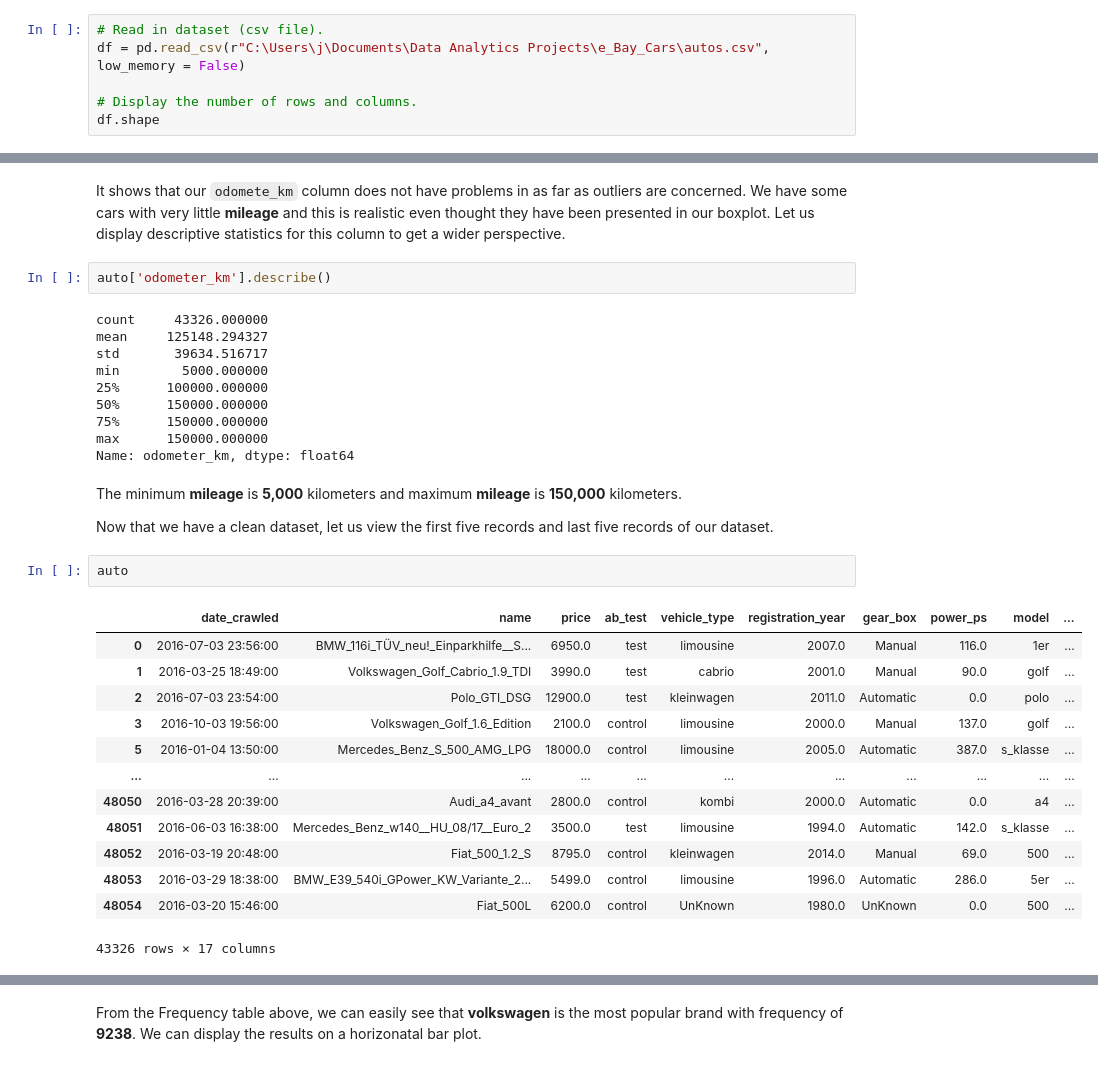
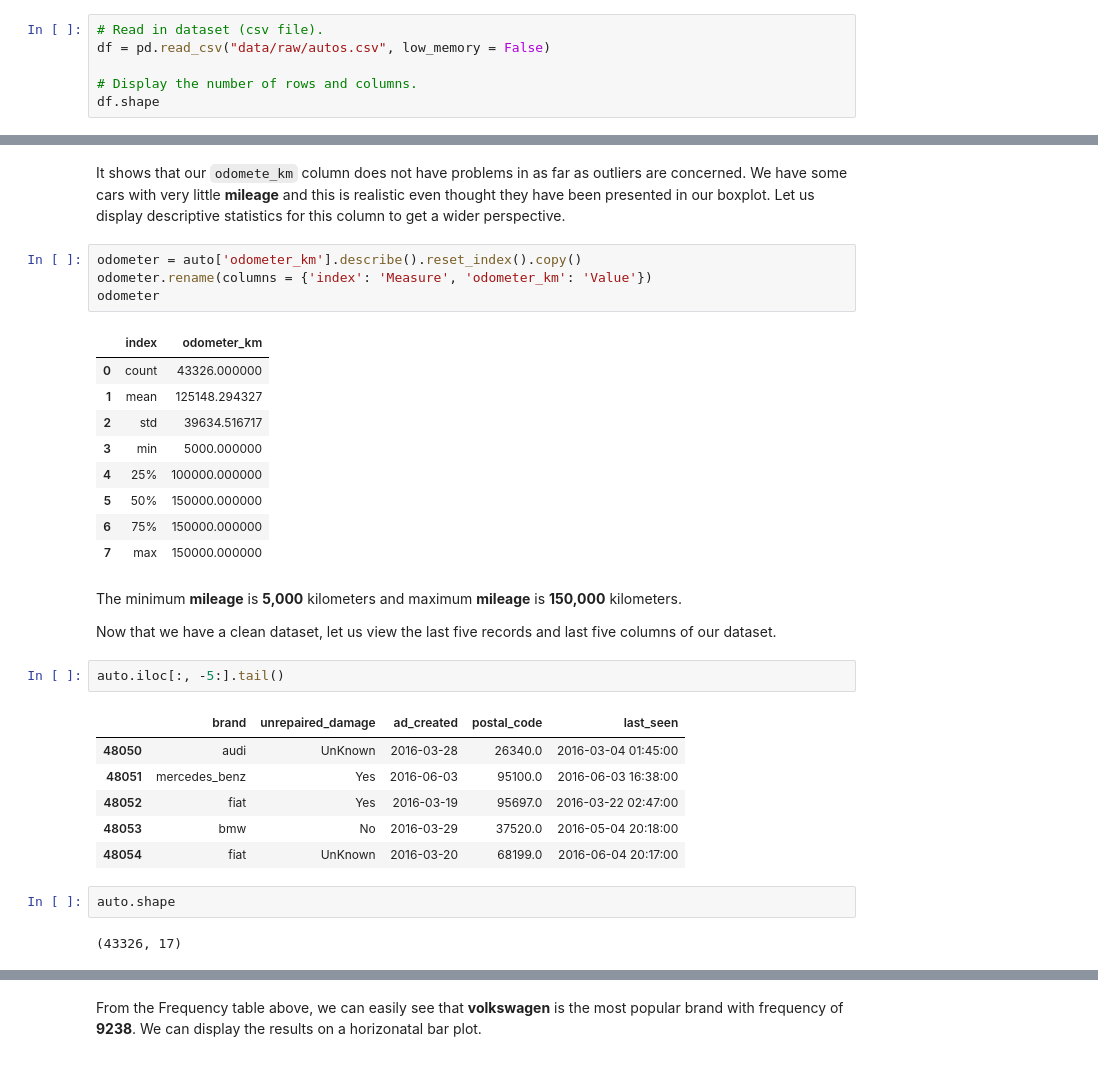
Before and after one commit to KasiwaAcademy/data_lab, a Jupyter notebook: content/E_Bay_Cars_Project.ipynb, the cells around one changed output, grey strips where cells are left out. Saved outputs shown, nothing was run; the diff lists cells and outputs as text.

```diff
--- a/content/E_Bay_Cars_Project.ipynb
+++ b/content/E_Bay_Cars_Project.ipynb
@@ -38,6 +39,6 @@ warnings.filterwarnings(action ='ignore', category = UserWarning)
 # %%
 # Read in dataset (csv file).
-df = pd.read_csv(r"C:\Users\j\Documents\Data Analytics Projects\e_Bay_Cars\autos.csv", low_memory = False)
+df = pd.read_csv("data/raw/autos.csv", low_memory = False)
 
 # Display the number of rows and columns.
 df.shape
@@ -538,37 +572,36 @@ plt.show()
 # %% [markdown]
 It shows that our `odomete_km` column does not have problems in as far as outliers are concerned. We have some cars with very little **mileage** and this is realistic even thought they have been presented in our boxplot. Let us display descriptive statistics for this column to get a wider perspective.
 # %%
-auto['odometer_km'].describe()
+odometer = auto['odometer_km'].describe().reset_index().copy()
+odometer.rename(columns = {'index': 'Measure', 'odometer_km': 'Value'})
+odometer
 # %% [output]
-count     43326.000000
-mean     125148.294327
-std       39634.516717
-min        5000.000000
-25%      100000.000000
-50%      150000.000000
-75%      150000.000000
-max      150000.000000
-Name: odometer_km, dtype: float64
+|  | index | odometer_km |
+| 0 | count | 43326.000000 |
+| 1 | mean | 125148.294327 |
+| 2 | std | 39634.516717 |
+| 3 | min | 5000.000000 |
+| 4 | 25% | 100000.000000 |
+| 5 | 50% | 150000.000000 |
+| 6 | 75% | 150000.000000 |
+| 7 | max | 150000.000000 |
 # %% [markdown]
 The minimum **mileage** is **5,000** kilometers and maximum **mileage** is **150,000** kilometers.
 
-Now that we have a clean dataset, let us view the first five records and last five records of our dataset.
+Now that we have a clean dataset, let us view the last five records and last five columns of our dataset.
 # %%
-auto
+auto.iloc[:, -5:].tail()
 # %% [output]
-|  | date_crawled | name | price | ab_test | vehicle_type | registration_year | gear_box | power_ps | model | ... |
-| 0 | 2016-07-03 23:56:00 | BMW_116i_TÜV_neu!_Einparkhilfe__S... | 6950.0 | test | limousine | 2007.0 | Manual | 116.0 | 1er | ... |
-| 1 | 2016-03-25 18:49:00 | Volkswagen_Golf_Cabrio_1.9_TDI | 3990.0 | test | cabrio | 2001.0 | Manual | 90.0 | golf | ... |
-| 2 | 2016-07-03 23:54:00 | Polo_GTI_DSG | 12900.0 | test | kleinwagen | 2011.0 | Automatic | 0.0 | polo | ... |
-| 3 | 2016-10-03 19:56:00 | Volkswagen_Golf_1.6_Edition | 2100.0 | control | limousine | 2000.0 | Manual | 137.0 | golf | ... |
-| 5 | 2016-01-04 13:50:00 | Mercedes_Benz_S_500_AMG_LPG | 18000.0 | control | limousine | 2005.0 | Automatic | 387.0 | s_klasse | ... |
-| ... | ... | ... | ... | ... | ... | ... | ... | ... | ... | ... |
-| 48050 | 2016-03-28 20:39:00 | Audi_a4_avant | 2800.0 | control | kombi | 2000.0 | Automatic | 0.0 | a4 | ... |
-| 48051 | 2016-06-03 16:38:00 | Mercedes_Benz_w140__HU_08/17__Euro_2 | 3500.0 | test | limousine | 1994.0 | Automatic | 142.0 | s_klasse | ... |
-| 48052 | 2016-03-19 20:48:00 | Fiat_500_1.2_S | 8795.0 | control | kleinwagen | 2014.0 | Manual | 69.0 | 500 | ... |
-| 48053 | 2016-03-29 18:38:00 | BMW_E39_540i_GPower_KW_Variante_2... | 5499.0 | control | limousine | 1996.0 | Automatic | 286.0 | 5er | ... |
-| 48054 | 2016-03-20 15:46:00 | Fiat_500L | 6200.0 | control | UnKnown | 1980.0 | UnKnown | 0.0 | 500 | ... |
+|  | brand | unrepaired_damage | ad_created | postal_code | last_seen |
+| 48050 | audi | UnKnown | 2016-03-28 | 26340.0 | 2016-03-04 01:45:00 |
+| 48051 | mercedes_benz | Yes | 2016-06-03 | 95100.0 | 2016-06-03 16:38:00 |
+| 48052 | fiat | Yes | 2016-03-19 | 95697.0 | 2016-03-22 02:47:00 |
+| 48053 | bmw | No | 2016-03-29 | 37520.0 | 2016-05-04 20:18:00 |
+| 48054 | fiat | UnKnown | 2016-03-20 | 68199.0 | 2016-06-04 20:17:00 |
-43326 rows × 17 columns
+# %%
+auto.shape
+# %% [output]
+(43326, 17)
 # %% [markdown]
 Our cleaned dataset has **43326** rows and **18** columns. This dataset is now ready to be used for *Data Analysis*.
 
```
Also changed, not shown: parts of 26 cells of this notebook, 6 other files.
